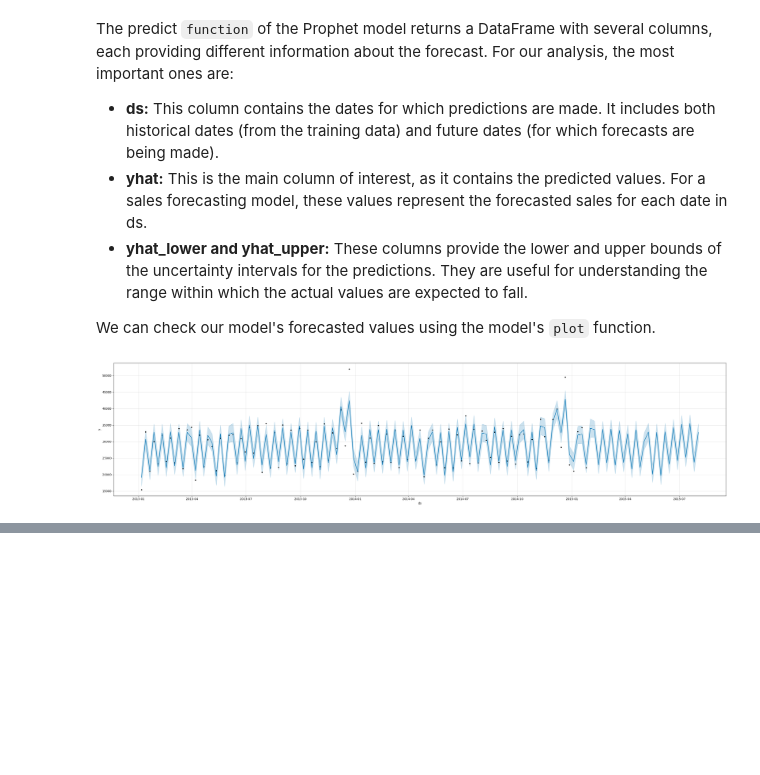
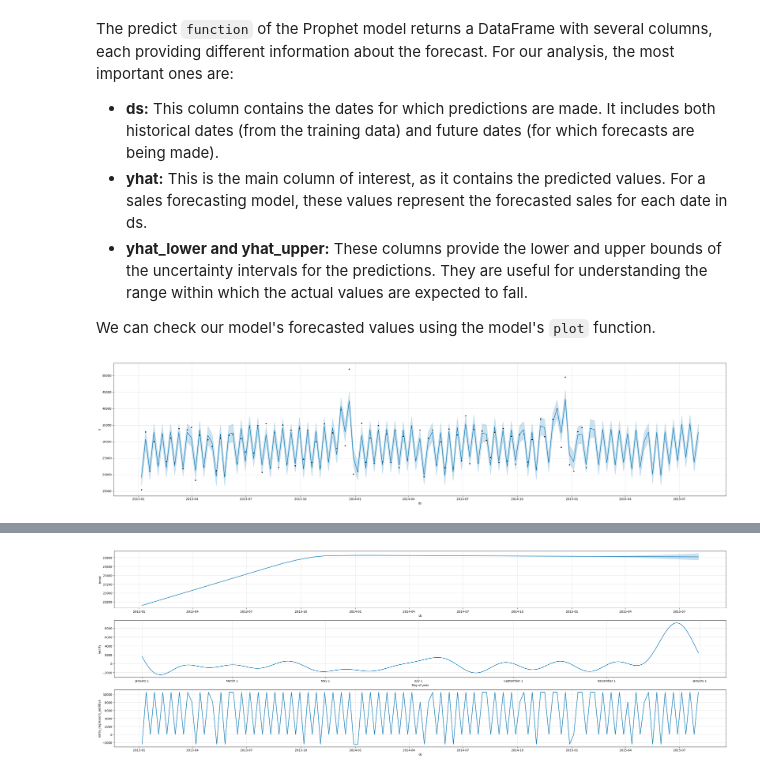
Before and after one commit to TheCamilovisk/RossmannSalesForecasting, a Jupyter notebook: Prophet_model.ipynb, the cells around one changed output, grey strips where cells are left out. Drawn from its saved outputs; the diff is of its cells as text; code cells hidden in the pictures; blank space fills up the shorter version.

Commit message:
Finishing the model evaluation section.

```diff
--- a/Prophet_model.ipynb
+++ b/Prophet_model.ipynb
@@ -348,0 +279,4 @@ By analysing the plot we can conclude:
+# %%
+prophet_model.plot_components(forecast, figsize=(30, 10));
+# %% [output]
+[figure, added]
```
Also changed, not shown: parts of 9 cells of this notebook.
